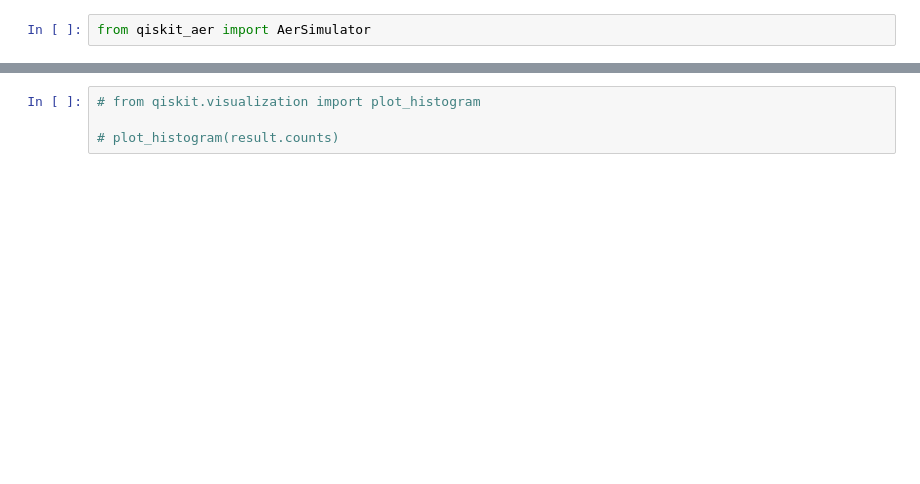
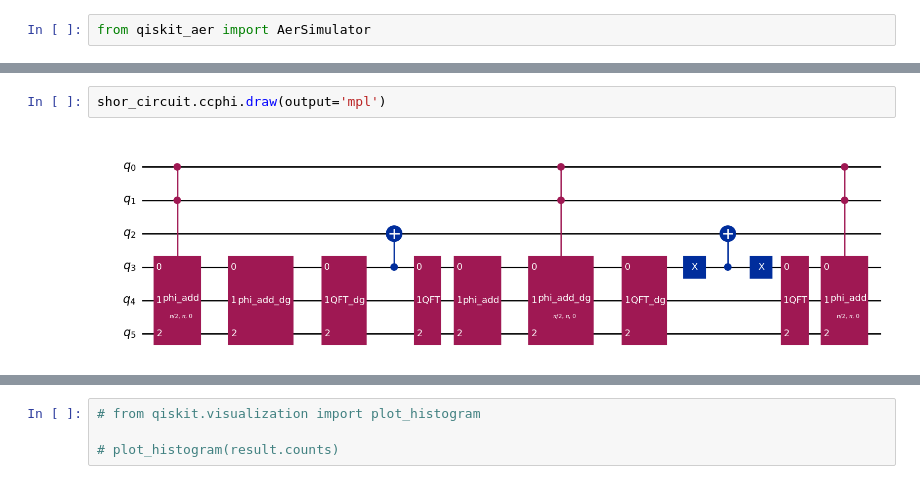
Before and after one commit to ge96lip/Quantum-Computing, a Jupyter notebook: qiskit-shor/qiskit_shor_sim.ipynb, the cells around one changed output, grey strips where cells are left out. Saved outputs shown, nothing was run; the diff lists cells and outputs as text; blank space fills up the shorter version.

```diff
--- a/qiskit-shor/qiskit_shor_sim.ipynb
+++ b/qiskit-shor/qiskit_shor_sim.ipynb
@@ -28,0 +42,4 @@ if job.done:
+# %%
+shor_circuit.ccphi.draw(output='mpl')
+# %% [output]
+[figure, added]
```
Also changed, not shown: parts of 8 cells of this notebook, 1 other file.
